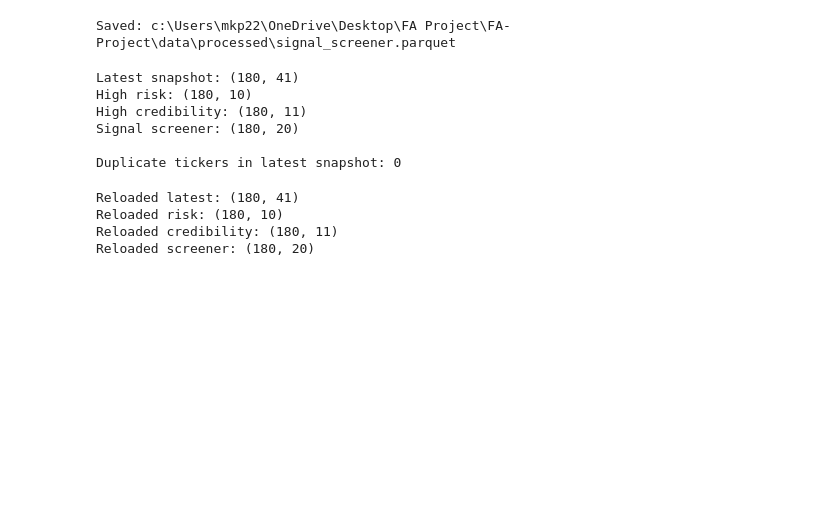
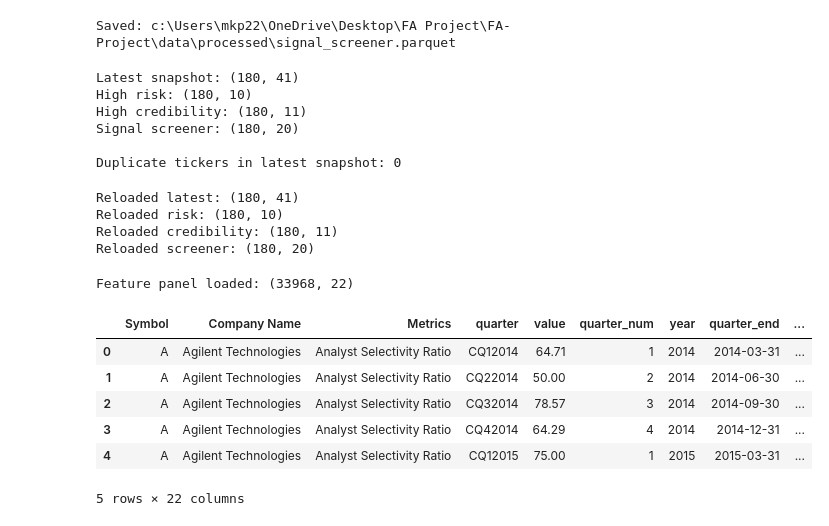
Before and after one commit to B2003R/FA-Project, a Jupyter notebook: notebooks/dasb_summary_tables.ipynb, the cells around one changed output. Saved outputs shown, nothing was run; the diff lists cells and outputs as text; code cells hidden in the pictures; blank space fills up the shorter version.

```diff
--- a/notebooks/dasb_summary_tables.ipynb
+++ b/notebooks/dasb_summary_tables.ipynb
@@ -256,3 +256,26 @@ Reloaded latest: (180, 41)
 Reloaded risk: (180, 10)
 Reloaded credibility: (180, 11)
 Reloaded screener: (180, 20)
+# %%
+import pandas as pd
+from pathlib import Path
+
+ROOT = Path.cwd()
+if ROOT.name == "notebooks":
+    ROOT = ROOT.parent
+
+DATA_PATH = ROOT / "data" / "processed"
+
+feature_panel = pd.read_csv(DATA_PATH / "feature_panel.csv")
+
+print("Feature panel loaded:", feature_panel.shape)
+display(feature_panel.head())
+# %% [output]
+Feature panel loaded: (33968, 22)
+|  | Symbol | Company Name | Metrics | quarter | value | quarter_num | year | quarter_end | ... |
+| 0 | A | Agilent Technologies | Analyst Selectivity Ratio | CQ12014 | 64.71 | 1 | 2014 | 2014-03-31 | ... |
+| 1 | A | Agilent Technologies | Analyst Selectivity Ratio | CQ22014 | 50.00 | 2 | 2014 | 2014-06-30 | ... |
+| 2 | A | Agilent Technologies | Analyst Selectivity Ratio | CQ32014 | 78.57 | 3 | 2014 | 2014-09-30 | ... |
+| 3 | A | Agilent Technologies | Analyst Selectivity Ratio | CQ42014 | 64.29 | 4 | 2014 | 2014-12-31 | ... |
+| 4 | A | Agilent Technologies | Analyst Selectivity Ratio | CQ12015 | 75.00 | 1 | 2015 | 2015-03-31 | ... |
+5 rows × 22 columns
```
Also changed, not shown: parts of 3 cells of this notebook, 13 other files.
